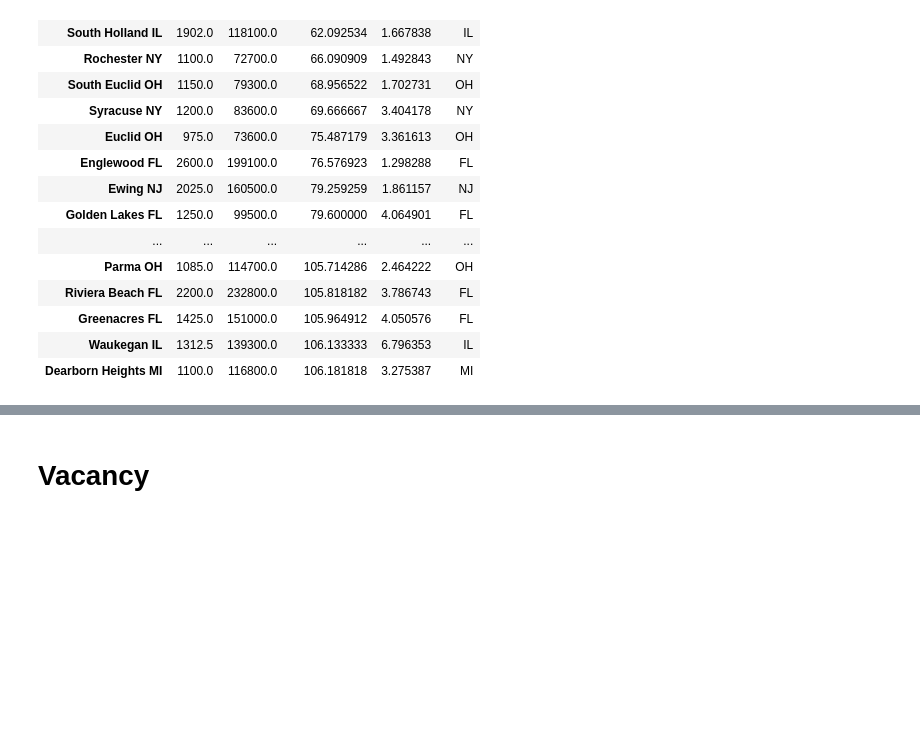
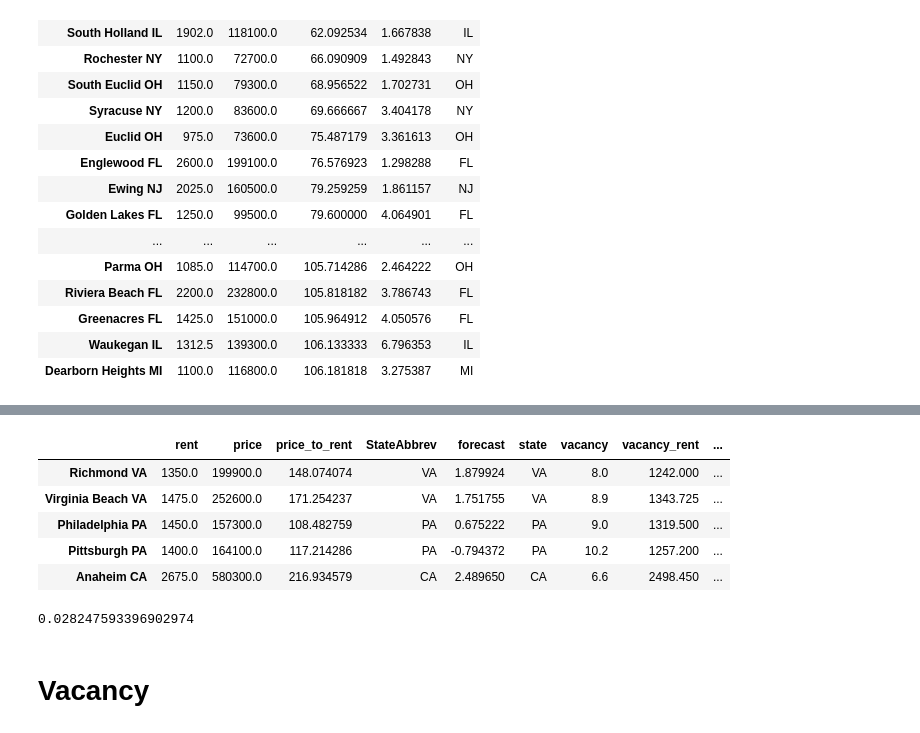
Before and after one commit to jvalansi/notebooks, a Jupyter notebook: real_estate.ipynb, the cells around one changed output, grey strips where cells are left out. Cells and saved outputs as stored; diff of their text form; code cells hidden in the pictures; blank space fills up the shorter version.

```diff
--- a/real_estate.ipynb
+++ b/real_estate.ipynb
@@ -230,0 +254,2 @@ city_df[city_df.forecast>1].head(50)
+# %%
+new_index = rent_forecast['RegionName'].progress_apply(format_city).stack().to_frame().reset_index()
@@ -231,3 +275,16 @@ city_df[city_df.forecast>1].head(50)
+# %%
+city_df[~city_df['rent_forecast'].isna()].head()
+# %% [output]
+|  | rent | price | price_to_rent | StateAbbrev | forecast | state | vacancy | vacancy_rent | ... |
+| Richmond VA | 1350.0 | 199900.0 | 148.074074 | VA | 1.879924 | VA | 8.0 | 1242.000 | ... |
+| Virginia Beach VA | 1475.0 | 252600.0 | 171.254237 | VA | 1.751755 | VA | 8.9 | 1343.725 | ... |
+| Philadelphia PA | 1450.0 | 157300.0 | 108.482759 | PA | 0.675222 | PA | 9.0 | 1319.500 | ... |
+| Pittsburgh PA | 1400.0 | 164100.0 | 117.214286 | PA | -0.794372 | PA | 10.2 | 1257.200 | ... |
+| Anaheim CA | 2675.0 | 580300.0 | 216.934579 | CA | 2.489650 | CA | 6.6 | 2498.450 | ... |
+# %%
+city_df['rent_forecast'].mean()
+# %% [output]
+0.028247593396902974
 # %% [markdown]
 # Vacancy
 # %%
```
Also changed, not shown: parts of 16 cells of this notebook, 1 other file.
